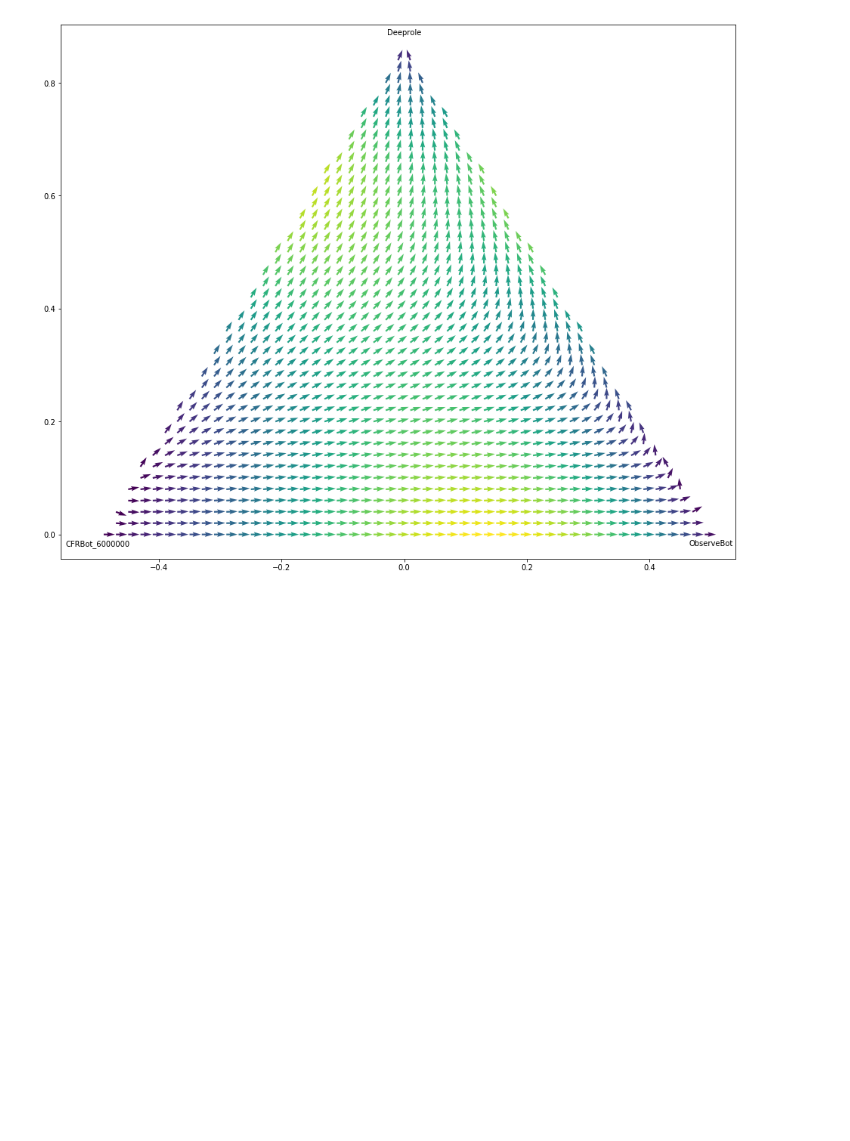
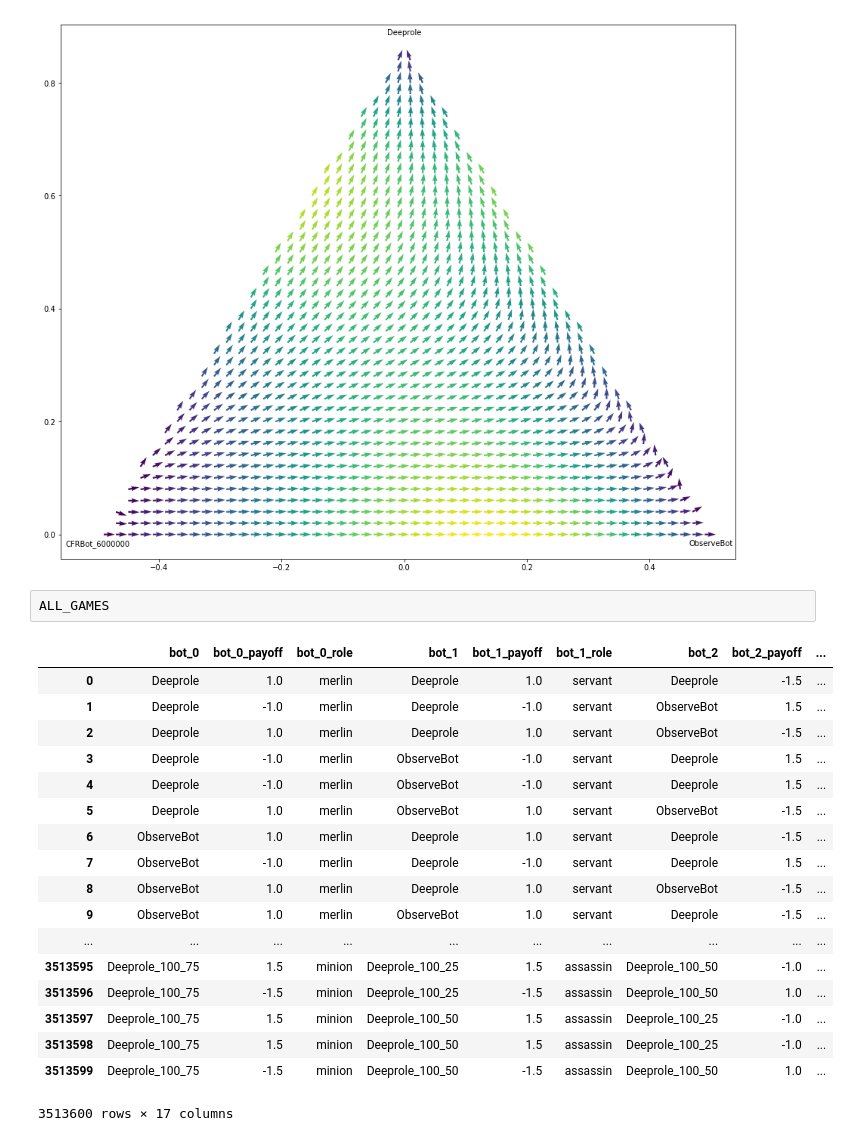
Before and after one commit to Detry322/avalon-bot, a Jupyter notebook: battlefield/Nash Insights.ipynb, the cells around one changed output. Cells and saved outputs as stored; diff of their text form; blank space fills up the shorter version.

```diff
--- a/battlefield/Nash Insights.ipynb
+++ b/battlefield/Nash Insights.ipynb
@@ -232,3 +221,24 @@ def make_triangle_plot(big_table, bots):
 make_triangle_plot(PAYOFF_TABLE, ['Deeprole', 'ObserveBot', 'CFRBot_6000000'])
 # %% [output]
 [figure]
+# %%
+ALL_GAMES
+# %% [output]
+|  | bot_0 | bot_0_payoff | bot_0_role | bot_1 | bot_1_payoff | bot_1_role | bot_2 | bot_2_payoff | ... |
+| 0 | Deeprole | 1.0 | merlin | Deeprole | 1.0 | servant | Deeprole | -1.5 | ... |
+| 1 | Deeprole | -1.0 | merlin | Deeprole | -1.0 | servant | ObserveBot | 1.5 | ... |
+| 2 | Deeprole | 1.0 | merlin | Deeprole | 1.0 | servant | ObserveBot | -1.5 | ... |
+| 3 | Deeprole | -1.0 | merlin | ObserveBot | -1.0 | servant | Deeprole | 1.5 | ... |
+| 4 | Deeprole | -1.0 | merlin | ObserveBot | -1.0 | servant | Deeprole | 1.5 | ... |
+| 5 | Deeprole | 1.0 | merlin | ObserveBot | 1.0 | servant | ObserveBot | -1.5 | ... |
+| 6 | ObserveBot | 1.0 | merlin | Deeprole | 1.0 | servant | Deeprole | -1.5 | ... |
+| 7 | ObserveBot | -1.0 | merlin | Deeprole | -1.0 | servant | Deeprole | 1.5 | ... |
+| 8 | ObserveBot | 1.0 | merlin | Deeprole | 1.0 | servant | ObserveBot | -1.5 | ... |
+| 9 | ObserveBot | 1.0 | merlin | ObserveBot | 1.0 | servant | Deeprole | -1.5 | ... |
+| ... | ... | ... | ... | ... | ... | ... | ... | ... | ... |
+| 3513595 | Deeprole_100_75 | 1.5 | minion | Deeprole_100_25 | 1.5 | assassin | Deeprole_100_50 | -1.0 | ... |
+| 3513596 | Deeprole_100_75 | -1.5 | minion | Deeprole_100_25 | -1.5 | assassin | Deeprole_100_50 | 1.0 | ... |
+| 3513597 | Deeprole_100_75 | 1.5 | minion | Deeprole_100_50 | 1.5 | assassin | Deeprole_100_25 | -1.0 | ... |
+| 3513598 | Deeprole_100_75 | 1.5 | minion | Deeprole_100_50 | 1.5 | assassin | Deeprole_100_25 | -1.0 | ... |
+| 3513599 | Deeprole_100_75 | -1.5 | minion | Deeprole_100_50 | -1.5 | assassin | Deeprole_100_50 | 1.0 | ... |
+3513600 rows × 17 columns
```
Also changed, not shown: parts of 21 cells of this notebook.
